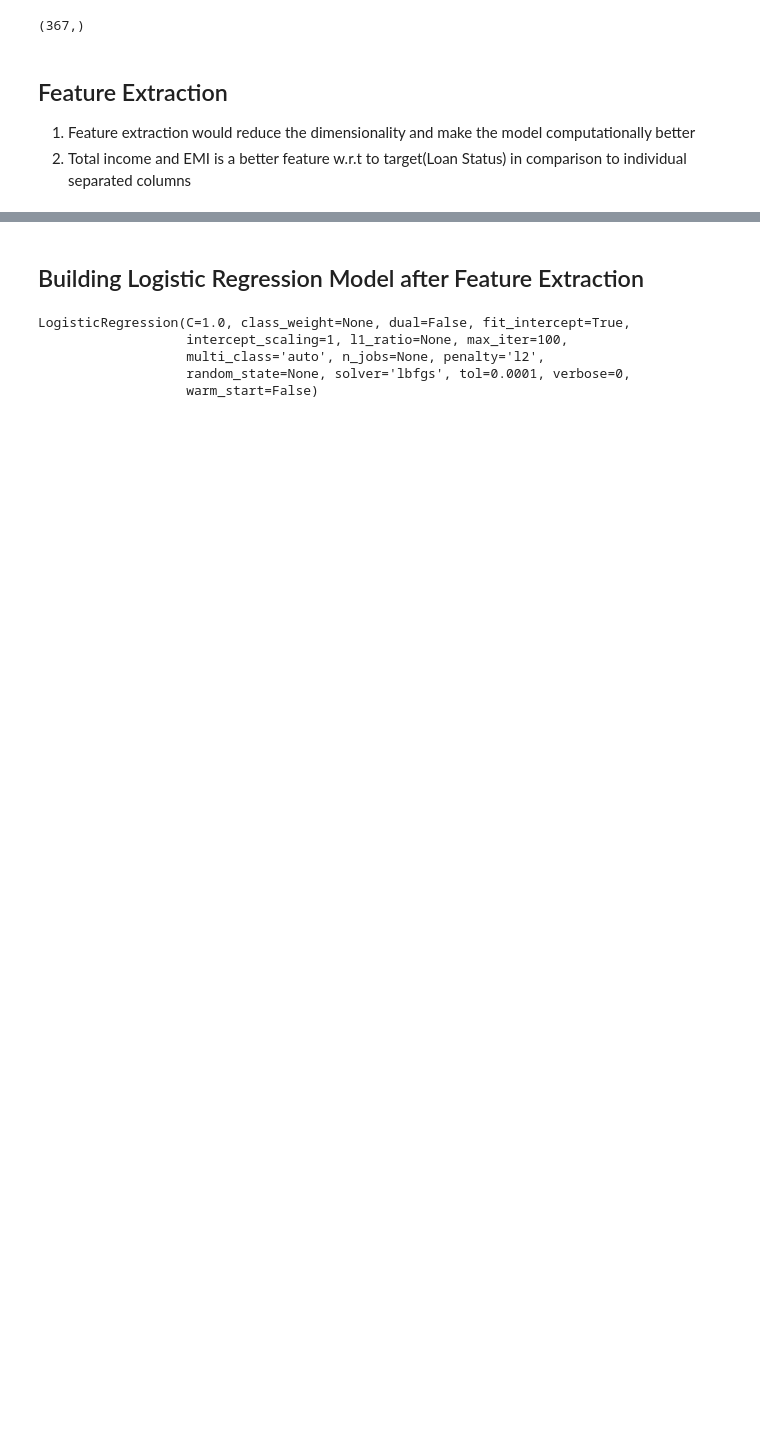
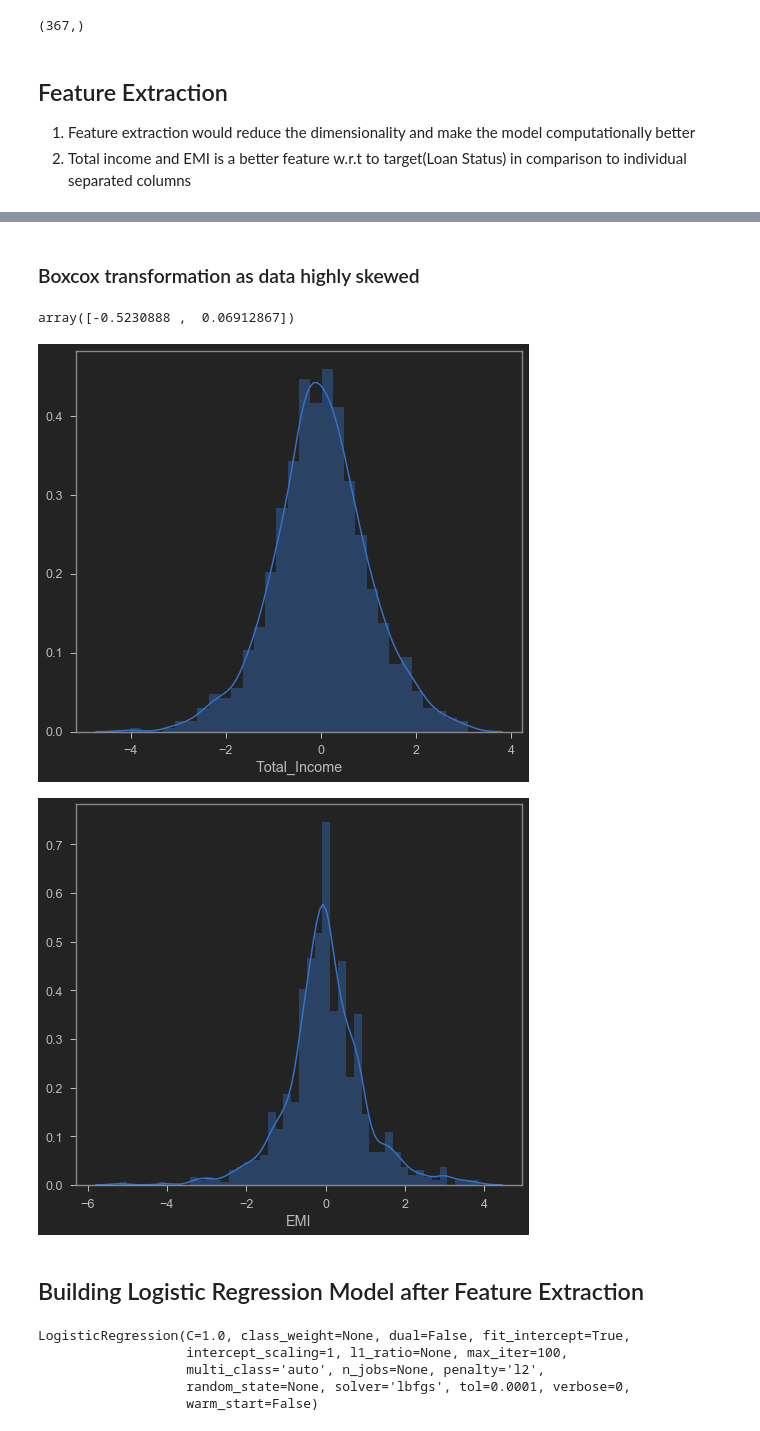
Before and after one commit to sahil0094/Loan-Prediction, a Jupyter notebook: Loan_Prediction.ipynb, the cells around one changed output, grey strips where cells are left out. Cells and saved outputs as stored; diff of their text form; code cells hidden in the pictures; blank space fills up the shorter version.

```diff
--- a/Loan_Prediction.ipynb
+++ b/Loan_Prediction.ipynb
@@ -408,0 +411,2 @@ df.shape
+# %% [markdown]
+### Boxcox transformation as data highly skewed
@@ -408,0 +415,5 @@ df.shape
+# %%
+#adding 1 to columns to make data points >=0
+for i in df[['Total_Income','EMI']]:
+    if(min(df[i])<=0):
+        df[i]=df[i]+1
@@ -409,3 +426,14 @@ df.shape
+# %%
+pt.lambdas_
+# %% [output]
+array([-0.5230888 ,  0.06912867])
+# %%
+for i in df[['Total_Income','EMI']]:
+    sns.distplot(df[i])
+    plt.show()
+# %% [output]
+[figure, added]
+[figure, added]
 # %%
 #Dividing features and target variable
 x=df.drop(columns=['Loan_Status','Loan_ID'])
```
Also changed, not shown: parts of 69 cells of this notebook.
